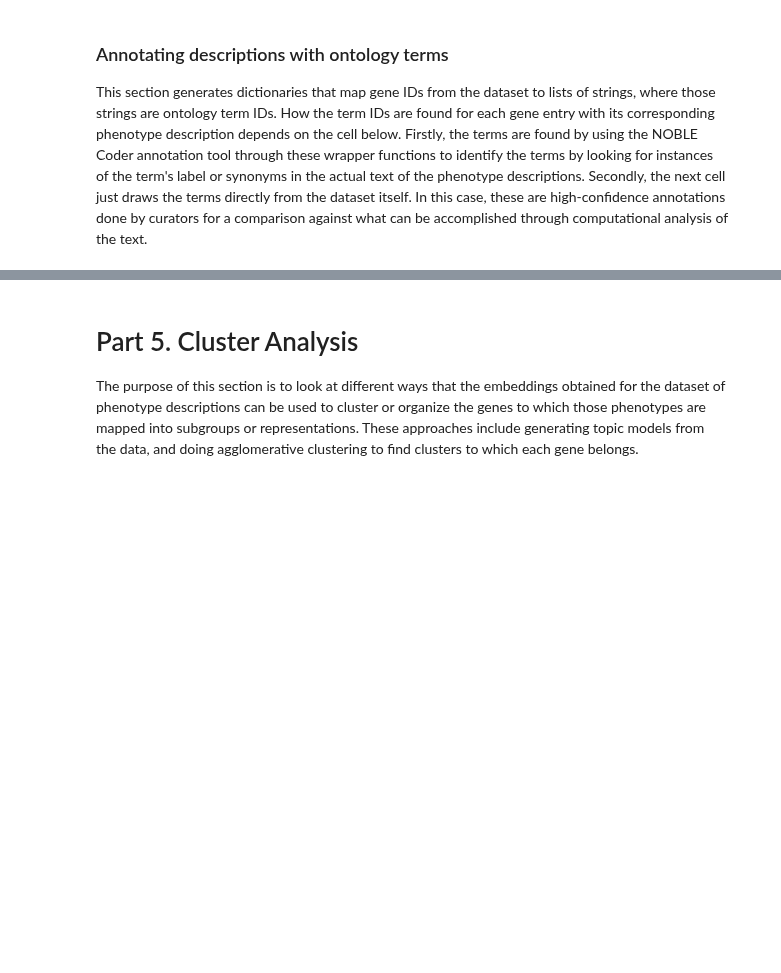
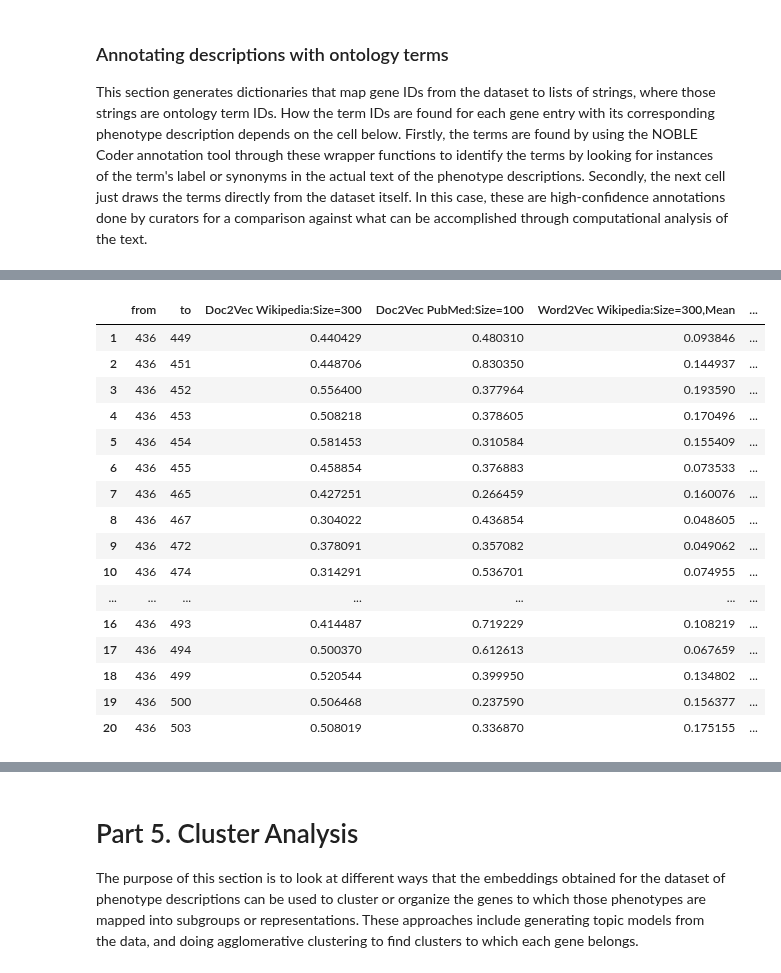
Before and after one commit to irbraun/plant-phenotypes-nlp, a Jupyter notebook: notebooks/Analysis.ipynb, the cells around one changed output, grey strips where cells are left out. Cells and saved outputs as stored; diff of their text form; code cells hidden in the pictures; blank space fills up the shorter version.

```diff
--- a/notebooks/Analysis.ipynb
+++ b/notebooks/Analysis.ipynb
@@ -567,0 +581,56 @@ df.head(10)
+# %%
+# Merging all the edgelists together.
+metric_dict = {method.name_with_hyperparameters:method.metric for method in methods}
+tags_dict = {method.name_with_hyperparameters:method.tag for method in methods}
+names = list(graphs.keys())
+edgelists = {k:v.edgelist for k,v in graphs.items()}
+
+# Modify the edgelists for the methods that were using a phene split.
+for name,edgelist in edgelists.items():
+
+
+
+    # Converting phene IDs back to phenotype (gene) IDs where applicable.
+    if "phene" in tags_dict[name]:
+        edgelist["from"] = edgelist["from"].map(lambda x: phene_id_to_id[x])
+        edgelist["to"] = edgelist["to"].map(lambda x: phene_id_to_id[x])
+        edgelist = edgelist.groupby(["from","to"], as_index=False).min()
+
+
+
+
+
+
+
+
+
+
+    # Making sure the edges are listed with the nodes sorted consistently.
+    cond = edgelist["from"] > edgelist["to"]
+    edgelist.loc[cond, ['from', 'to']] = edgelist.loc[cond, ['to', 'from']].values
+    edgelists[name] = edgelist
+
+# Do the merge step and remove self edges from the full dataframe.
+df = pw.merge_edgelists(edgelists, default_value=1.000)
+df = pw.remove_self_loops(df)
+df["from"] = df["from"].astype("int64")
+df["to"] = df["to"].astype("int64")
+df.head(20)
+# %% [output]
+|  | from | to | Doc2Vec Wikipedia:Size=300 | Doc2Vec PubMed:Size=100 | Word2Vec Wikipedia:Size=300,Mean | ... |
+| 1 | 436 | 449 | 0.440429 | 0.480310 | 0.093846 | ... |
+| 2 | 436 | 451 | 0.448706 | 0.830350 | 0.144937 | ... |
+| 3 | 436 | 452 | 0.556400 | 0.377964 | 0.193590 | ... |
+| 4 | 436 | 453 | 0.508218 | 0.378605 | 0.170496 | ... |
+| 5 | 436 | 454 | 0.581453 | 0.310584 | 0.155409 | ... |
+| 6 | 436 | 455 | 0.458854 | 0.376883 | 0.073533 | ... |
+| 7 | 436 | 465 | 0.427251 | 0.266459 | 0.160076 | ... |
+| 8 | 436 | 467 | 0.304022 | 0.436854 | 0.048605 | ... |
+| 9 | 436 | 472 | 0.378091 | 0.357082 | 0.049062 | ... |
+| 10 | 436 | 474 | 0.314291 | 0.536701 | 0.074955 | ... |
+| ... | ... | ... | ... | ... | ... | ... |
+| 16 | 436 | 493 | 0.414487 | 0.719229 | 0.108219 | ... |
+| 17 | 436 | 494 | 0.500370 | 0.612613 | 0.067659 | ... |
+| 18 | 436 | 499 | 0.520544 | 0.399950 | 0.134802 | ... |
+| 19 | 436 | 500 | 0.506468 | 0.237590 | 0.156377 | ... |
+| 20 | 436 | 503 | 0.508019 | 0.336870 | 0.175155 | ... |
```
Also changed, not shown: parts of 22 cells of this notebook, 1 other file.
